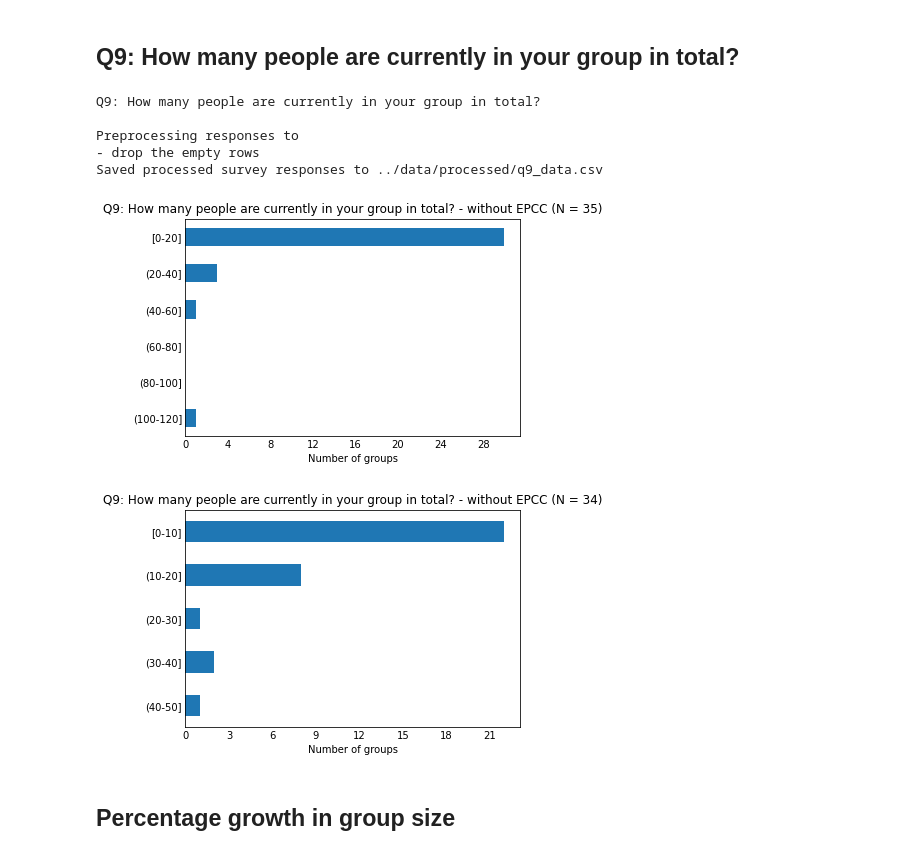
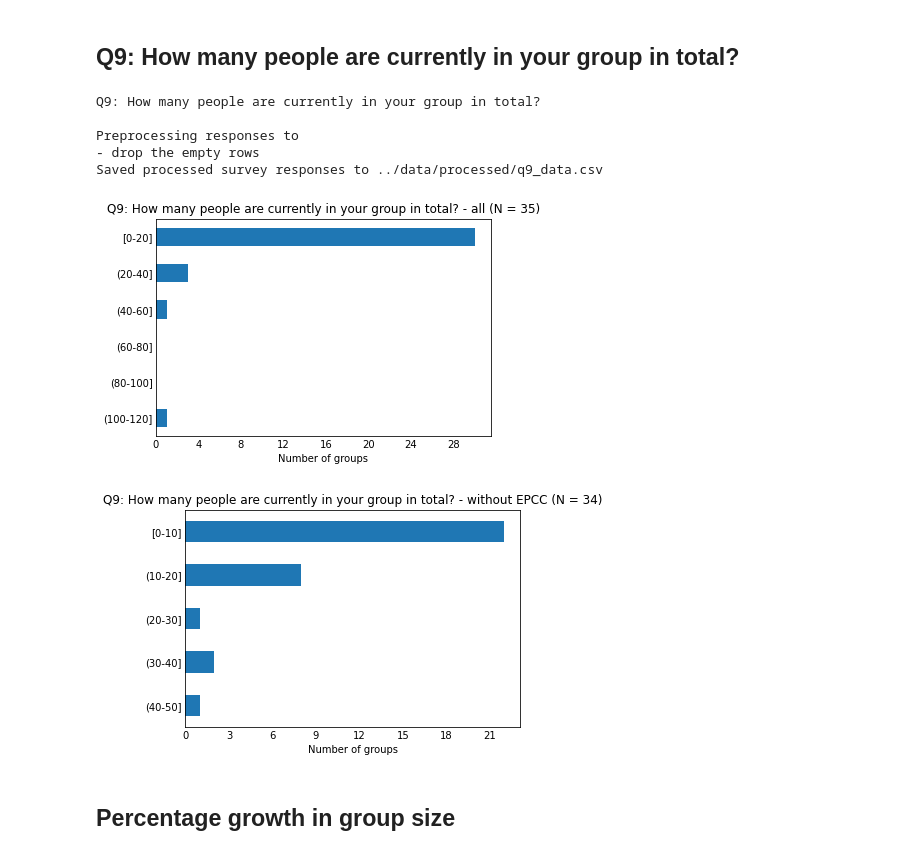
Before and after one commit to softwaresaved/RSE-Group-Leaders-Survey-2023_Python, a Jupyter notebook: notebooks/PRODUCE_report.ipynb, the cells around one changed output. Saved outputs shown, nothing was run; the diff lists cells and outputs as text; code cells hidden in the pictures.

Commit message:
Fixed plot.

```diff
--- a/notebooks/PRODUCE_report.ipynb
+++ b/notebooks/PRODUCE_report.ipynb
@@ -341,40 +341,41 @@ dset2plot = dset2plot.dropna(subset=[qst])
 rw.save_dataset(dset2plot, f"{qst}_data", verbose=verbose)
 
 # compute and plot stats - all
+subtitle = "all"
 column = f"{qst}_binned"
 dset2plot[column] = pd.cut(dset2plot[qst],
                            bins=[0, 20, 40, 60, 80, 100, 120],
                            labels=["[0-20]", "(20-40]", "(40-60]", "(60-80]", "(80-100]" , "(100-120]"],
                            include_lowest=True)
 
 dset_stats = dset2plot[column].value_counts().to_frame(name="Number of groups")
 dset_stats = dset_stats.sort_index(ascending=False)
 dset_stats.index.name = "Group size"
 
 vis.plot_hbarchart(dset_stats, stat='count', title=f"{title} - {subtitle} (N = {dset2plot.shape[0]})")
 
 # compute and plot stats - without EPCC
 subtitle = "without EPCC"
 column = f"{qst}_binned"
 dset2plot = dset2plot[dset2plot[qst] < 100]
 
 dset2plot[column] = pd.cut(dset2plot[qst],
                            bins=[0, 10, 20, 30, 40, 50],
                            labels=["[0-10]", "(10-20]", "(20-30]", "(30-40]", "(40-50]"],
                            include_lowest=True)
 
 dset_stats = dset2plot[column].value_counts().to_frame(name="Number of groups")
 dset_stats = dset_stats.sort_index(ascending=False)
 dset_stats.index.name = "Group size"
 
 vis.plot_hbarchart(dset_stats, stat='count', title=f"{title} - {subtitle} (N = {dset2plot.shape[0]})")
 # %% [output]
 Q9: How many people are currently in your group in total?
 
 Preprocessing responses to
 - drop the empty rows
 Saved processed survey responses to ../data/processed/q9_data.csv
-[figure, old version]
+[figure, new version]
 [figure]
 # %% [markdown]
 ## Percentage growth in group size
```
Also changed, not shown: 1 other file.
